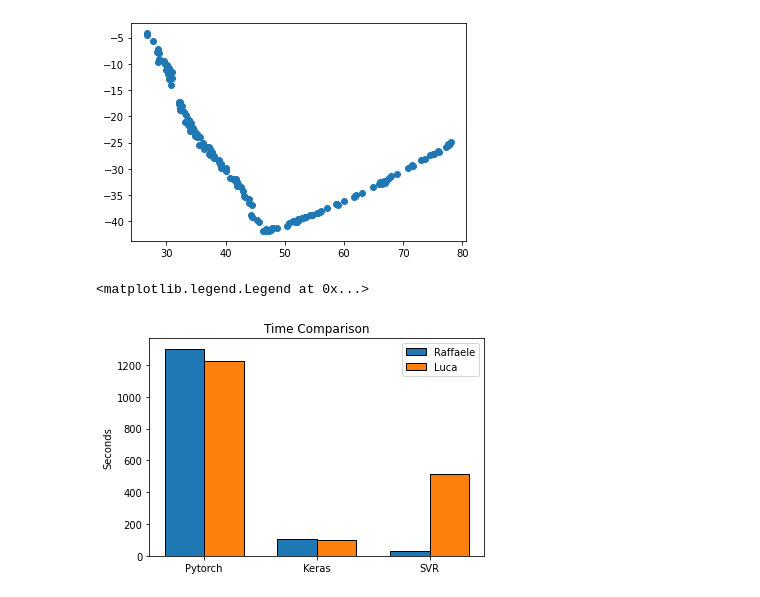
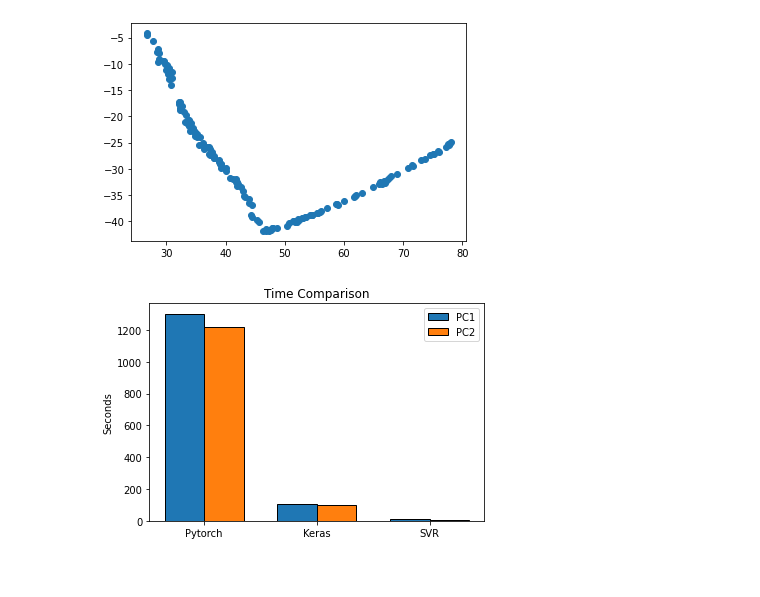
Before and after one commit to vlnraf/ml-project, a Jupyter notebook: src/pytorch/Final Model.ipynb, the cells around one changed output. Cells and saved outputs as stored; diff of their text form; code cells hidden in the pictures.

```diff
--- a/src/pytorch/Final Model.ipynb
+++ b/src/pytorch/Final Model.ipynb
@@ -193,24 +311,24 @@ plt.scatter(x_real, y_real)
 # %%
 import matplotlib
 import matplotlib.pyplot as plt
 import numpy as np
 
 
 labels = ['Pytorch' , 'Keras', 'SVR']
-raffaele_tempo = [1303.04, 108.66, 1.96]
-luca_tempo = [1222.90, 99.40, 512]
+raffaele_tempo = [1303, 108, 10]
+luca_tempo = [1222, 99, 2]
 x = np.arange(len(labels))
 width = 0.35
 
 fig, ax = plt.subplots()
-rects1 = ax.bar(x - width/2, raffaele_tempo, width, edgecolor='black', label='Raffaele')
-rects2 = ax.bar(x + width/2, luca_tempo, width, edgecolor='black', label='Luca')
+rects1 = ax.bar(x - width/2, raffaele_tempo, width, edgecolor='black', label='PC1')
+rects2 = ax.bar(x + width/2, luca_tempo, width, edgecolor='black', label='PC2')
 
 ax.set_ylabel('Seconds')
 ax.set_title('Time Comparison')
 ax.set_xticks(x)
 ax.set_xticklabels(labels)
 ax.legend()
+plt.savefig('../../Images/comparison.svg')
 # %% [output]
-<matplotlib.legend.Legend at 0x...>
-[figure, old version]
+[figure, new version]
```
Also changed, not shown: parts of 19 cells of this notebook, 19 other files.
